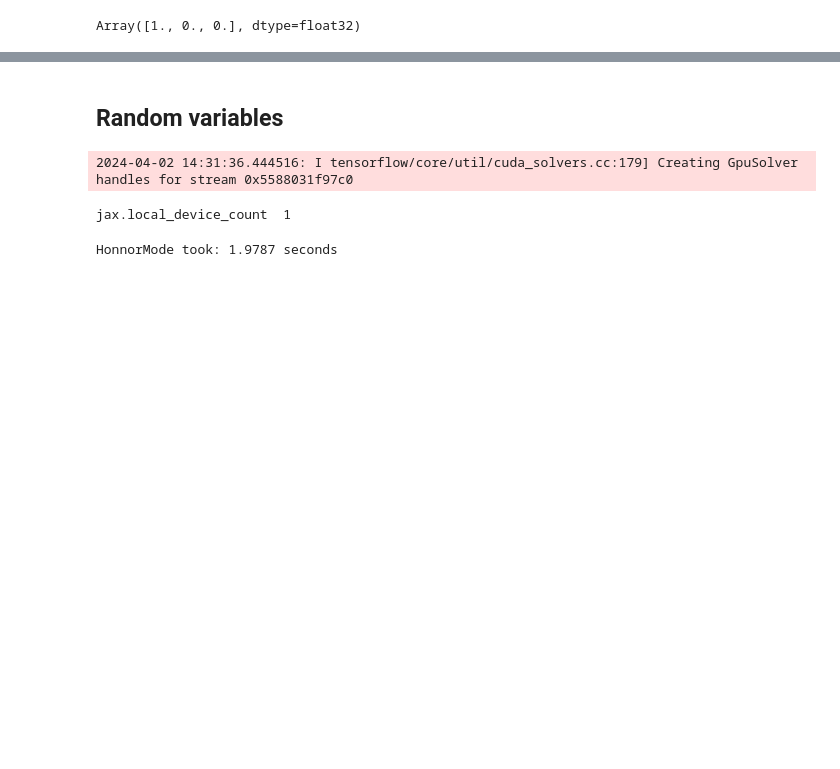
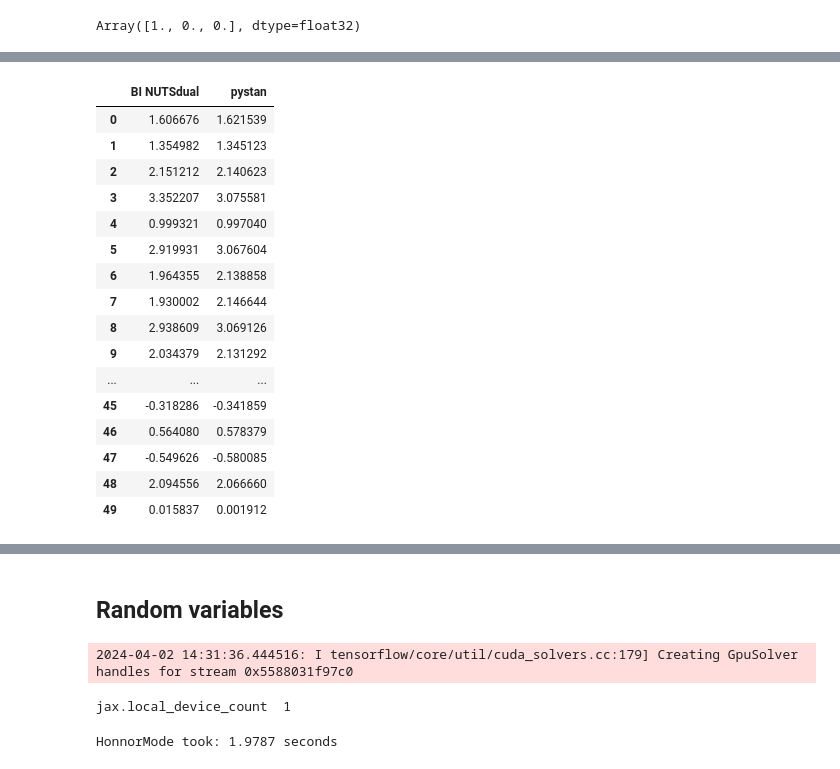
Before and after one commit to BGN-for-ASNA/BI, a Jupyter notebook: HonnorMode.ipynb, the cells around one changed output, grey strips where cells are left out. Saved outputs shown, nothing was run; the diff lists cells and outputs as text; code cells hidden in the pictures; blank space fills up the shorter version.

```diff
--- a/HonnorMode.ipynb
+++ b/HonnorMode.ipynb
@@ -644,0 +814,18 @@ def model():
+# %%
+sigma = Exponential(1).sample(seed = jnp.array(init_key), sample_shape= 1)
+a_bar = Normal(0, 1.5).sample(seed = jnp.array(init_key), sample_shape= 1)
+alpha = Normal(a_bar, sigma).sample(seed = jnp.array(init_key), sample_shape= 48)
+alpha[tank]
+# %%
+d = pd.read_csv('data/reedfrogs.csv', sep = ';')
+d["tank"] = np.arange(d.shape[0])
+tank = jnp.array(d["tank"].astype('int32').values)
+density = jnp.array(d["density"].astype('float32').values)
+def model():
+    sigma = yield exponential(1, 1)
+    a_bar = yield normal(1, 0, 1.5)
+    alpha = yield normal(48, a_bar, sigma)
+    p = jnp.squeeze(alpha[tank])[0]
+    y = yield Independent(Binomial(total_count = density, logits = p), reinterpreted_batch_ndims=1)
+
+posterior, sample_stats = NUTS(model, obs = jnp.array(d.surv.astype('float32').values))
@@ -644,0 +855,73 @@ def model():
+# %%
+pd.DataFrame(
+    {
+        "BI NUTSdual": jnp.concatenate([jnp.mean(posterior[0], axis = 1)[0], jnp.mean(posterior[1], axis = 1)[0], jnp.mean(posterior[2], axis = 1)[0][0]]),
+        "pystan": [1.621539,
+                    1.345123,
+                    2.140623,
+                    3.075581,
+                    0.997040,
+                    3.067604,
+                    2.138858,
+                    2.146644,
+                    3.069126,
+                    2.131292,
+                    -0.177990,
+                    2.145196,
+                    0.999936,
+                    0.578882,
+                    1.009545,
+                    0.184045,
+                    2.152843,
+                    2.130130,
+                    2.909044,
+                    2.404756,
+                    2.015801,
+                    3.670685,
+                    2.392812,
+                    2.403261,
+                    2.403139,
+                    1.702271,
+                    -1.001493,
+                    0.162632,
+                    -1.439793,
+                    -0.472672,
+                    0.158220,
+                    1.444945,
+                    -0.630888,
+                    -0.307811,
+                    3.185393,
+                    2.712255,
+                    2.706410,
+                    2.059125,
+                    2.054994,
+                    3.904811,
+                    2.701189,
+                    2.354839,
+                    -1.814108,
+                    -0.572653,
+                    -0.450904,
+                    -0.341859,
+                    0.578379,
+                    -0.580085,
+                    2.066660,
+                    0.001912]
+    })
+# %% [output]
+|  | BI NUTSdual | pystan |
+| 0 | 1.606676 | 1.621539 |
+| 1 | 1.354982 | 1.345123 |
+| 2 | 2.151212 | 2.140623 |
+| 3 | 3.352207 | 3.075581 |
+| 4 | 0.999321 | 0.997040 |
+| 5 | 2.919931 | 3.067604 |
+| 6 | 1.964355 | 2.138858 |
+| 7 | 1.930002 | 2.146644 |
+| 8 | 2.938609 | 3.069126 |
+| 9 | 2.034379 | 2.131292 |
+| ... | ... | ... |
+| 45 | -0.318286 | -0.341859 |
+| 46 | 0.564080 | 0.578379 |
+| 47 | -0.549626 | -0.580085 |
+| 48 | 2.094556 | 2.066660 |
+| 49 | 0.015837 | 0.001912 |
```
Also changed, not shown: parts of 53 cells of this notebook, 2 other files.
